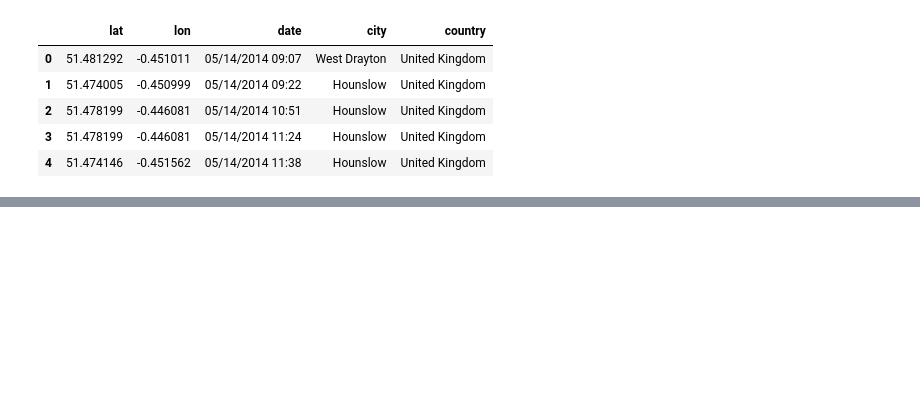
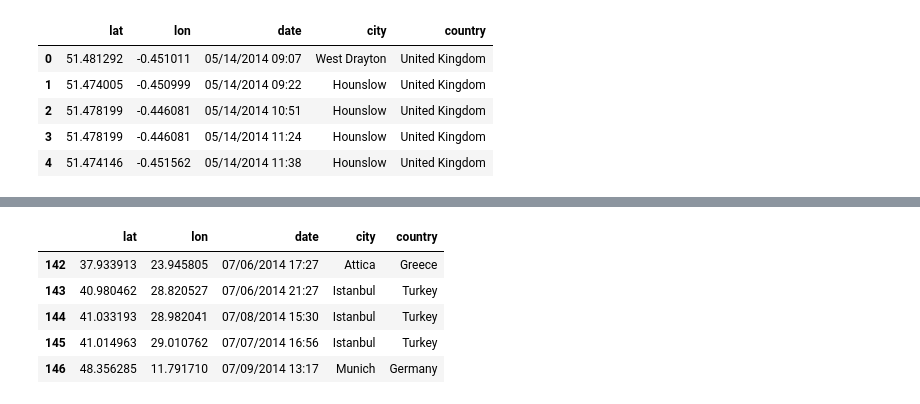
Before and after one commit to gboeing/2014-summer-travels, a Jupyter notebook: clustering-scikitlearn.ipynb, the cells around one changed output, grey strips where cells are left out. Drawn from its saved outputs; the diff is of its cells as text; code cells hidden in the pictures; blank space fills up the shorter version.

```diff
--- a/clustering-scikitlearn.ipynb
+++ b/clustering-scikitlearn.ipynb
@@ -29,13 +28,15 @@ df.head()
 # eps is the physical distance from each point that forms its neighborhood
 # min_samples is the min cluster size, otherwise it's noise - set to 1 so we get no noise
 start_time = time()
+coordinates = df.as_matrix(columns=['lon', 'lat'])
 db = DBSCAN(eps=.01, min_samples=1, algorithm='ball_tree', metric='haversine').fit(coordinates)
-labels = db.labels_
+cluster_labels = db.labels_
 
 # number of clusters in labels, ignoring noise if present
-num_clusters = len(set(labels)) - (1 if -1 in labels else 0)
+num_clusters = len(set(cluster_labels)) - (1 if -1 in cluster_labels else 0)
 
-print('Estimated number of clusters: {}'.format(num_clusters))
-print('Silhouette coefficient: {:0.03f}'.format(metrics.silhouette_score(coordinates, labels)))
-print('Process took {:.02f} seconds'.format(time()-start_time))
+# all done, print the outcome
+message = 'Clustered {:,} points down to {:,} points, for {:0.1f}% compression in {:0.2f} seconds'
+print(message.format(len(df), num_clusters, 100*(1 - float(num_clusters) / len(df)), time()-start_time))
+print('Silhouette coefficient: {:0.03f}'.format(metrics.silhouette_score(coordinates, cluster_labels)))
 # %% [output]
@@ -152,2 +72,14 @@ number of points: 147
+# %%
+# pull row from original data set where lat/lon match the lat/lon of each row of representative points
+# that way we get the full details like city, country, and date from the original dataframe
+rs = rep_points.apply(lambda row: df[(df['lat']==row['lat']) & (df['lon']==row['lon'])].iloc[0], axis=1)
+rs.tail()
+# %% [output]
+|  | lat | lon | date | city | country |
+| 142 | 37.933913 | 23.945805 | 07/06/2014 17:27 | Attica | Greece |
+| 143 | 40.980462 | 28.820527 | 07/06/2014 21:27 | Istanbul | Turkey |
+| 144 | 41.033193 | 28.982041 | 07/08/2014 15:30 | Istanbul | Turkey |
+| 145 | 41.014963 | 29.010762 | 07/07/2014 16:56 | Istanbul | Turkey |
+| 146 | 48.356285 | 11.791710 | 07/09/2014 13:17 | Munich | Germany |
 # %%
 # plot the final reduced set of coordinate points vs the original full set
```
Also changed, not shown: parts of 14 cells of this notebook.
